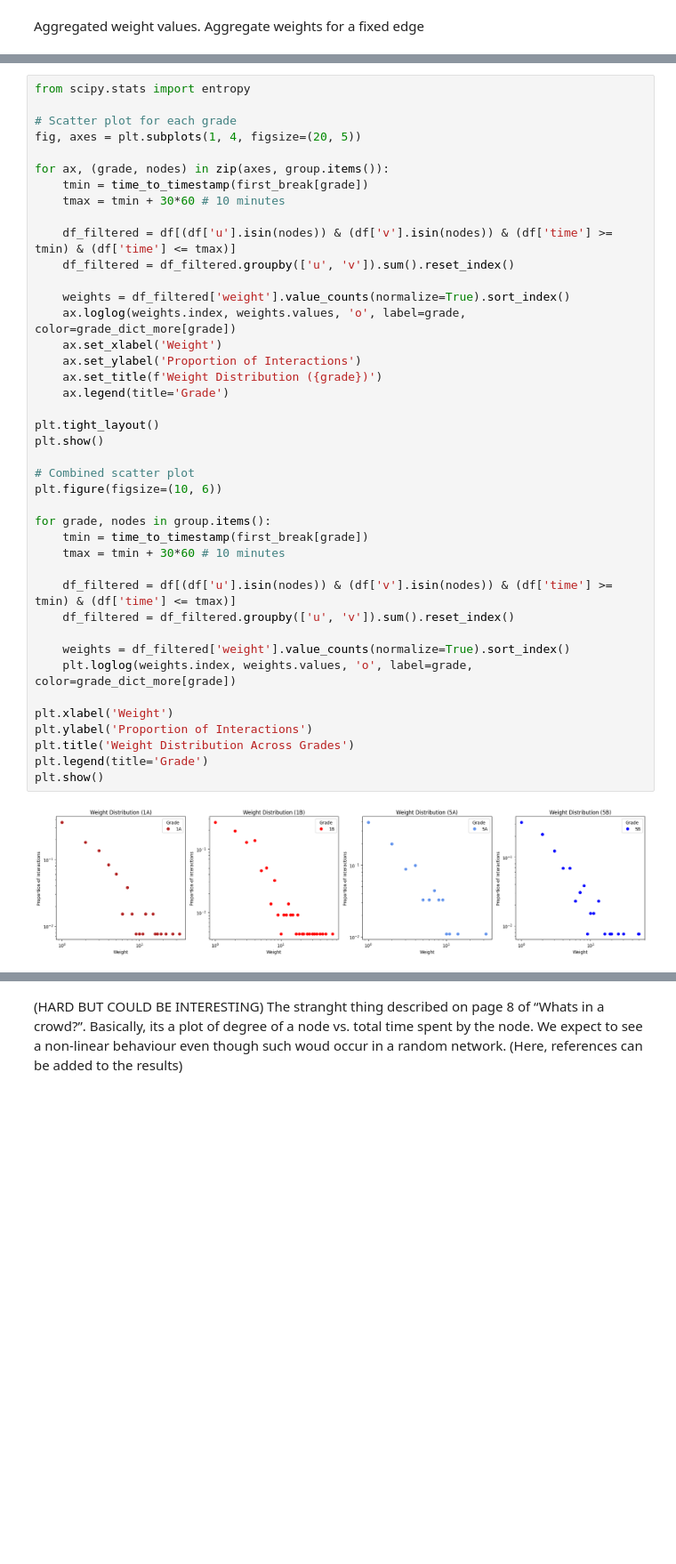
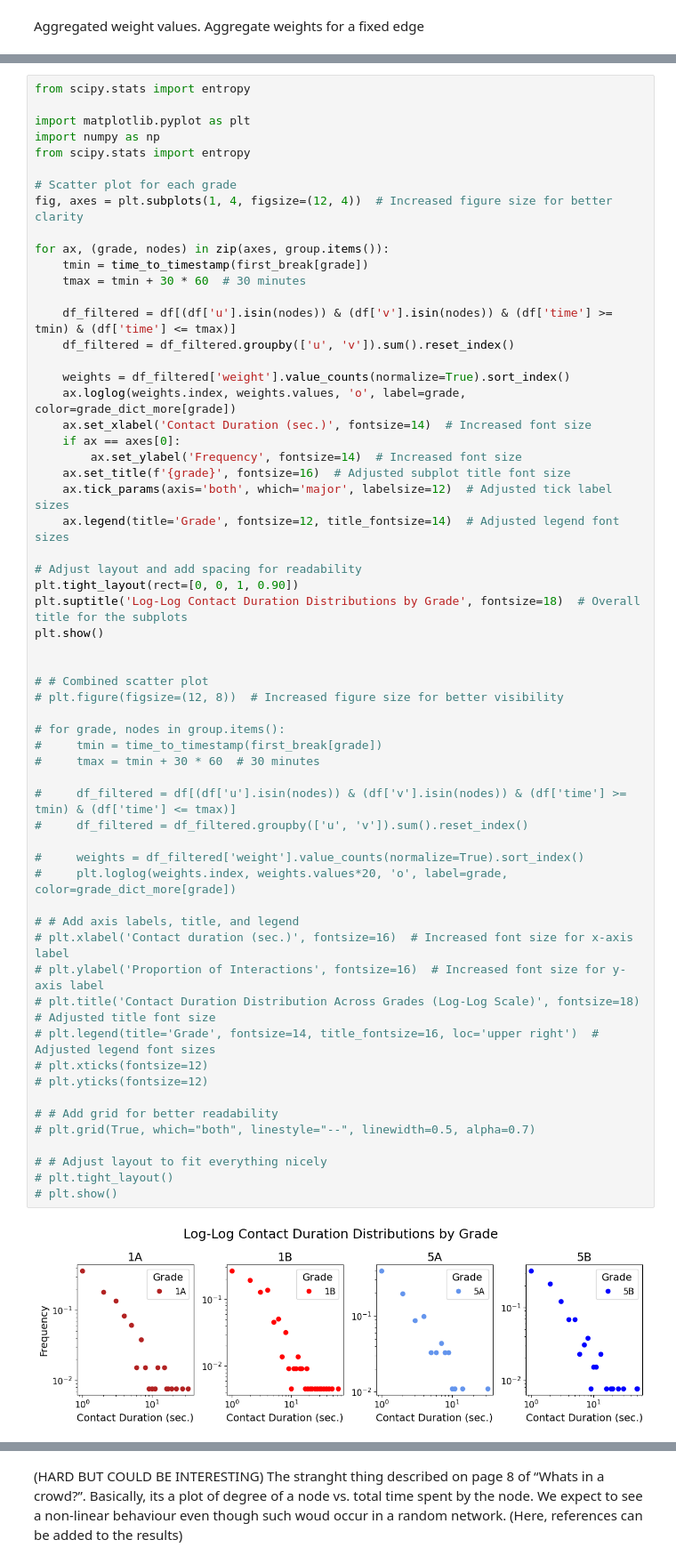
Before and after one commit to marjankowskam/COMP01234_coursework, a Jupyter notebook: task7.ipynb, the cells around one changed output, grey strips where cells are left out. Shown: that part at 89% size. Saved outputs shown, nothing was run; the diff lists cells and outputs as text; blank space fills up the shorter version.

```diff
--- a/task7.ipynb
+++ b/task7.ipynb
@@ -176,43 +196,61 @@ plt.show()
 # %%
 from scipy.stats import entropy
 
+import matplotlib.pyplot as plt
+import numpy as np
+from scipy.stats import entropy
+
 # Scatter plot for each grade
-fig, axes = plt.subplots(1, 4, figsize=(20, 5))
+fig, axes = plt.subplots(1, 4, figsize=(12, 4))  # Increased figure size for better clarity
 
 for ax, (grade, nodes) in zip(axes, group.items()):
     tmin = time_to_timestamp(first_break[grade])
-    tmax = tmin + 30*60 # 10 minutes
+    tmax = tmin + 30 * 60  # 30 minutes
 
     df_filtered = df[(df['u'].isin(nodes)) & (df['v'].isin(nodes)) & (df['time'] >= tmin) & (df['time'] <= tmax)]
     df_filtered = df_filtered.groupby(['u', 'v']).sum().reset_index()
 
     weights = df_filtered['weight'].value_counts(normalize=True).sort_index()
     ax.loglog(weights.index, weights.values, 'o', label=grade, color=grade_dict_more[grade])
-    ax.set_xlabel('Weight')
-    ax.set_ylabel('Proportion of Interactions')
-    ax.set_title(f'Weight Distribution ({grade})')
-    ax.legend(title='Grade')
+    ax.set_xlabel('Contact Duration (sec.)', fontsize=14)  # Increased font size
+    if ax == axes[0]:
+        ax.set_ylabel('Frequency', fontsize=14)  # Increased font size
+    ax.set_title(f'{grade}', fontsize=16)  # Adjusted subplot title font size
+    ax.tick_params(axis='both', which='major', labelsize=12)  # Adjusted tick label sizes
+    ax.legend(title='Grade', fontsize=12, title_fontsize=14)  # Adjusted legend font sizes
 
-plt.tight_layout()
+# Adjust layout and add spacing for readability
+plt.tight_layout(rect=[0, 0, 1, 0.90])
+plt.suptitle('Log-Log Contact Duration Distributions by Grade', fontsize=18)  # Overall title for the subplots
 plt.show()
 
-# Combined scatter plot
-plt.figure(figsize=(10, 6))
 
-for grade, nodes in group.items():
-    tmin = time_to_timestamp(first_break[grade])
-    tmax = tmin + 30*60 # 10 minutes
+# # Combined scatter plot
+# plt.figure(figsize=(12, 8))  # Increased figure size for better visibility
 
-    df_filtered = df[(df['u'].isin(nodes)) & (df['v'].isin(nodes)) & (df['time'] >= tmin) & (df['time'] <= tmax)]
-    df_filtered = df_filtered.groupby(['u', 'v']).sum().reset_index()
+# for grade, nodes in group.items():
+#     tmin = time_to_timestamp(first_break[grade])
+#     tmax = tmin + 30 * 60  # 30 minutes
 
-    weights = df_filtered['weight'].value_counts(normalize=True).sort_index()
-    plt.loglog(weights.index, weights.values, 'o', label=grade, color=grade_dict_more[grade])
+#     df_filtered = df[(df['u'].isin(nodes)) & (df['v'].isin(nodes)) & (df['time'] >= tmin) & (df['time'] <= tmax)]
+#     df_filtered = df_filtered.groupby(['u', 'v']).sum().reset_index()
 
-plt.xlabel('Weight')
-plt.ylabel('Proportion of Interactions')
-plt.title('Weight Distribution Across Grades')
-plt.legend(title='Grade')
-plt.show()
+#     weights = df_filtered['weight'].value_counts(normalize=True).sort_index()
+#     plt.loglog(weights.index, weights.values*20, 'o', label=grade, color=grade_dict_more[grade])
+
+# # Add axis labels, title, and legend
+# plt.xlabel('Contact duration (sec.)', fontsize=16)  # Increased font size for x-axis label
+# plt.ylabel('Proportion of Interactions', fontsize=16)  # Increased font size for y-axis label
+# plt.title('Contact Duration Distribution Across Grades (Log-Log Scale)', fontsize=18)  # Adjusted title font size
+# plt.legend(title='Grade', fontsize=14, title_fontsize=16, loc='upper right')  # Adjusted legend font sizes
+# plt.xticks(fontsize=12)
+# plt.yticks(fontsize=12)
+
+# # Add grid for better readability
+# plt.grid(True, which="both", linestyle="--", linewidth=0.5, alpha=0.7)
+
+# # Adjust layout to fit everything nicely
+# plt.tight_layout()
+# plt.show()
 # %% [output]
-[figure, old version]
+[figure, new version]
```
Also changed, not shown: parts of 7 cells of this notebook, 1 other file.
